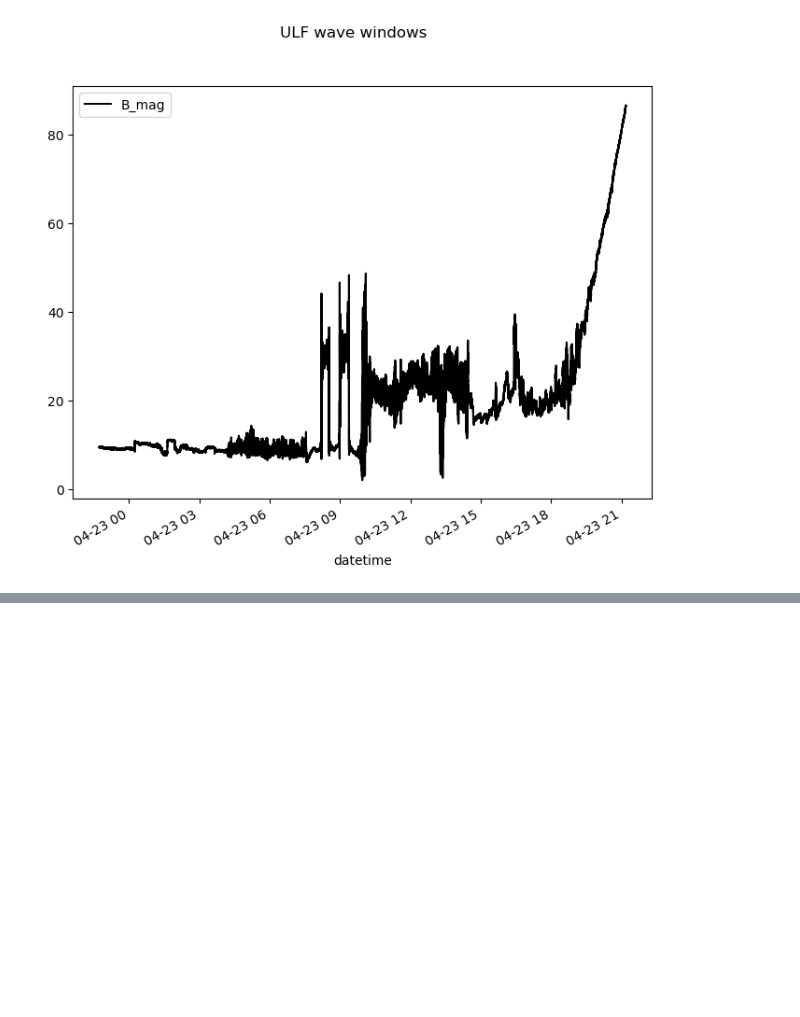
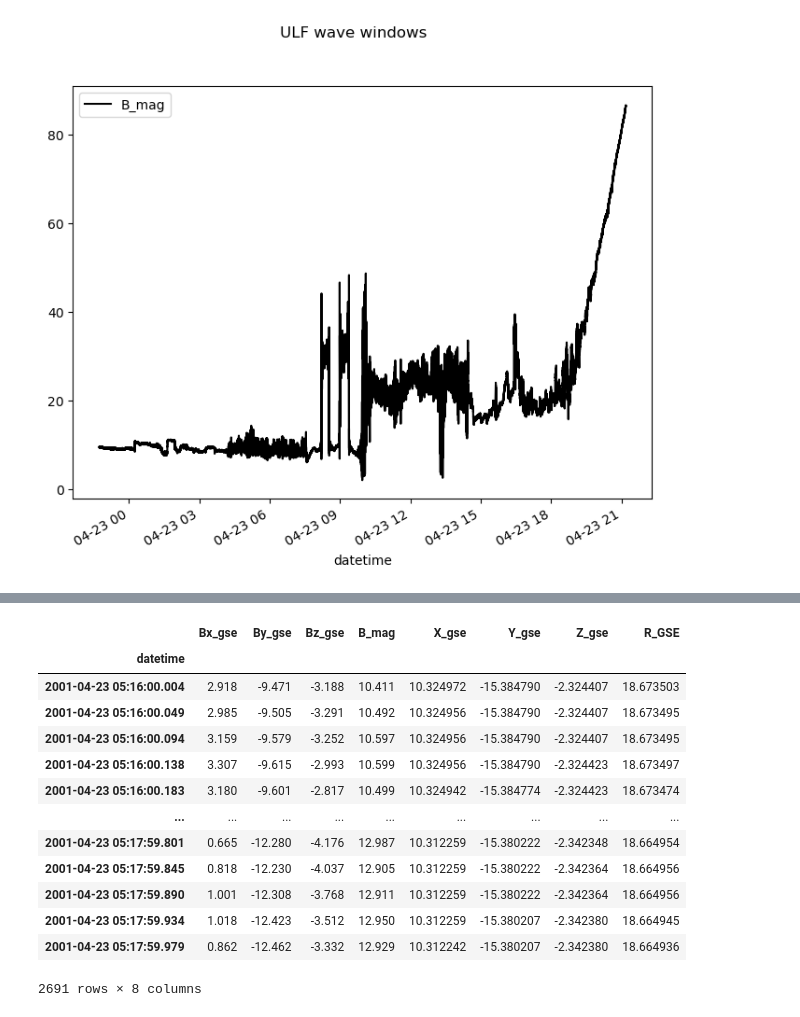
Before and after one commit to solarwindstream/gipm-mapping, a Jupyter notebook: Power Spectrum.ipynb, the cells around one changed output, grey strips where cells are left out. Cells and saved outputs as stored; diff of their text form; code cells hidden in the pictures; blank space fills up the shorter version.

```diff
--- a/Power Spectrum.ipynb
+++ b/Power Spectrum.ipynb
@@ -64,3 +66,20 @@ plt.legend()
+# %%
+ULF_df_2mins
+# %% [output]
+|  | Bx_gse | By_gse | Bz_gse | B_mag | X_gse | Y_gse | Z_gse | R_GSE |
+| datetime |  |  |  |  |  |  |  |  |
+| 2001-04-23 05:16:00.004 | 2.918 | -9.471 | -3.188 | 10.411 | 10.324972 | -15.384790 | -2.324407 | 18.673503 |
+| 2001-04-23 05:16:00.049 | 2.985 | -9.505 | -3.291 | 10.492 | 10.324956 | -15.384790 | -2.324407 | 18.673495 |
+| 2001-04-23 05:16:00.094 | 3.159 | -9.579 | -3.252 | 10.597 | 10.324956 | -15.384790 | -2.324407 | 18.673495 |
+| 2001-04-23 05:16:00.138 | 3.307 | -9.615 | -2.993 | 10.599 | 10.324956 | -15.384790 | -2.324423 | 18.673497 |
+| 2001-04-23 05:16:00.183 | 3.180 | -9.601 | -2.817 | 10.499 | 10.324942 | -15.384774 | -2.324423 | 18.673474 |
+| ... | ... | ... | ... | ... | ... | ... | ... | ... |
+| 2001-04-23 05:17:59.801 | 0.665 | -12.280 | -4.176 | 12.987 | 10.312259 | -15.380222 | -2.342348 | 18.664954 |
+| 2001-04-23 05:17:59.845 | 0.818 | -12.230 | -4.037 | 12.905 | 10.312259 | -15.380222 | -2.342364 | 18.664956 |
+| 2001-04-23 05:17:59.890 | 1.001 | -12.308 | -3.768 | 12.911 | 10.312259 | -15.380222 | -2.342364 | 18.664956 |
+| 2001-04-23 05:17:59.934 | 1.018 | -12.423 | -3.512 | 12.950 | 10.312259 | -15.380207 | -2.342380 | 18.664945 |
+| 2001-04-23 05:17:59.979 | 0.862 | -12.462 | -3.332 | 12.929 | 10.312242 | -15.380207 | -2.342380 | 18.664936 |
+2691 rows × 8 columns
 # %%
 #FFT 10 mins
 x_10 = ULF_df_10mins['B_mag'].to_numpy()
```
Also changed, not shown: parts of 6 cells of this notebook, 1 other file.
